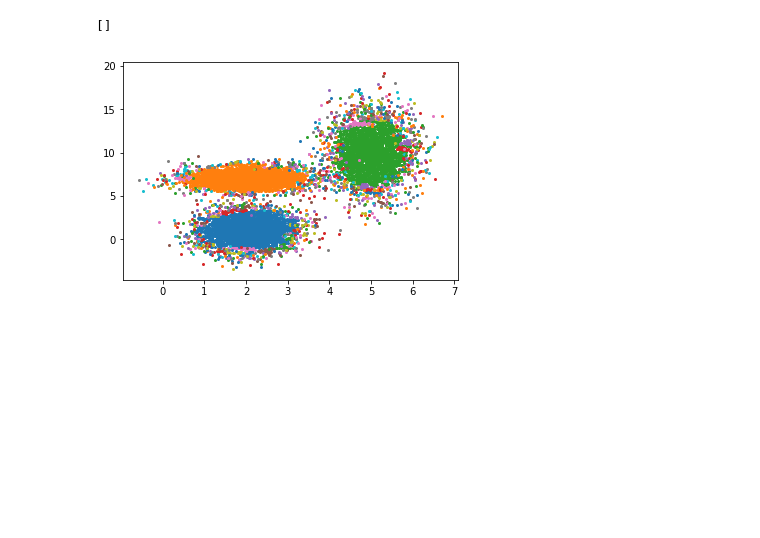
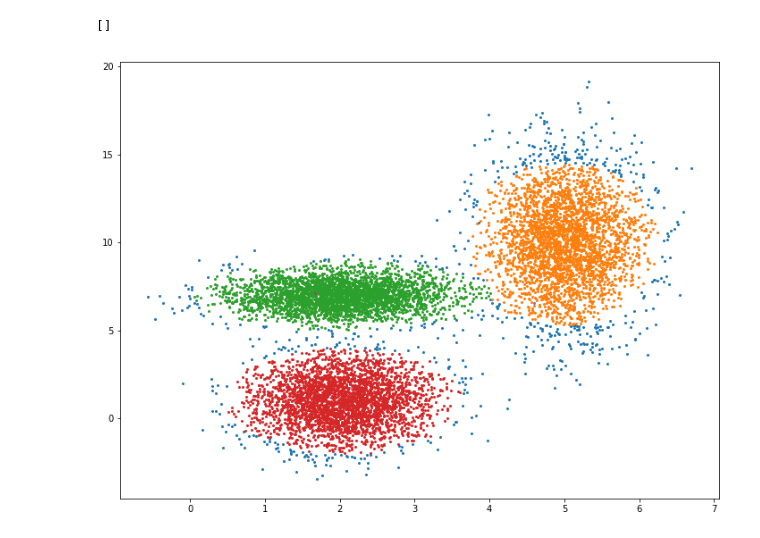
Before and after one commit to sbutz/parallel-programming, a Jupyter notebook: 000_johannes/dbscan/andrade/001/demo/demo.ipynb, the cells around one changed output. Cells and saved outputs as stored; diff of their text form; code cells hidden in the pictures; blank space fills up the shorter version.

```diff
--- a/000_johannes/dbscan/andrade/001/demo/demo.ipynb
+++ b/000_johannes/dbscan/andrade/001/demo/demo.ipynb
@@ -6,17 +6,17 @@ import io
 import matplotlib.pyplot as plt
 # %%
 result = subprocess.run(
-    ['../bin/andrade', '../../sample_data/data.dat', '3', '0.1'],
+    ['../bin/andrade', '../../sample_data/data.dat', '50', '0.4'],
     stdout=subprocess.PIPE, universal_newlines=True, check=True
 )
 df = pd.read_csv(io.StringIO(result.stdout), sep=" ", header=None, names=['x', 'y', 'cluster_id'])
 # %%
 clusters = df.groupby('cluster_id')
 # %%
-plt.subplots()
+plt.figure(figsize=(12,9))
 for clusterId, grp in clusters:
     plt.scatter(grp['x'], grp['y'], s=4)
 plt.plot()
 # %% [output]
 []
-[figure, old version]
+[figure, new version]
```
Also changed, not shown: 1 other file.
